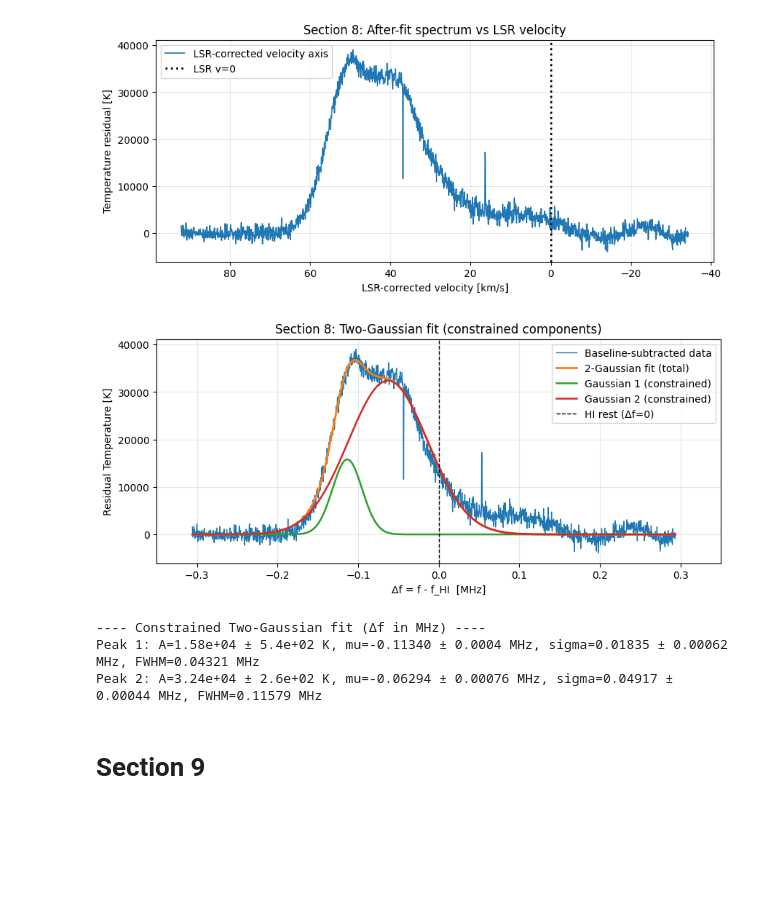
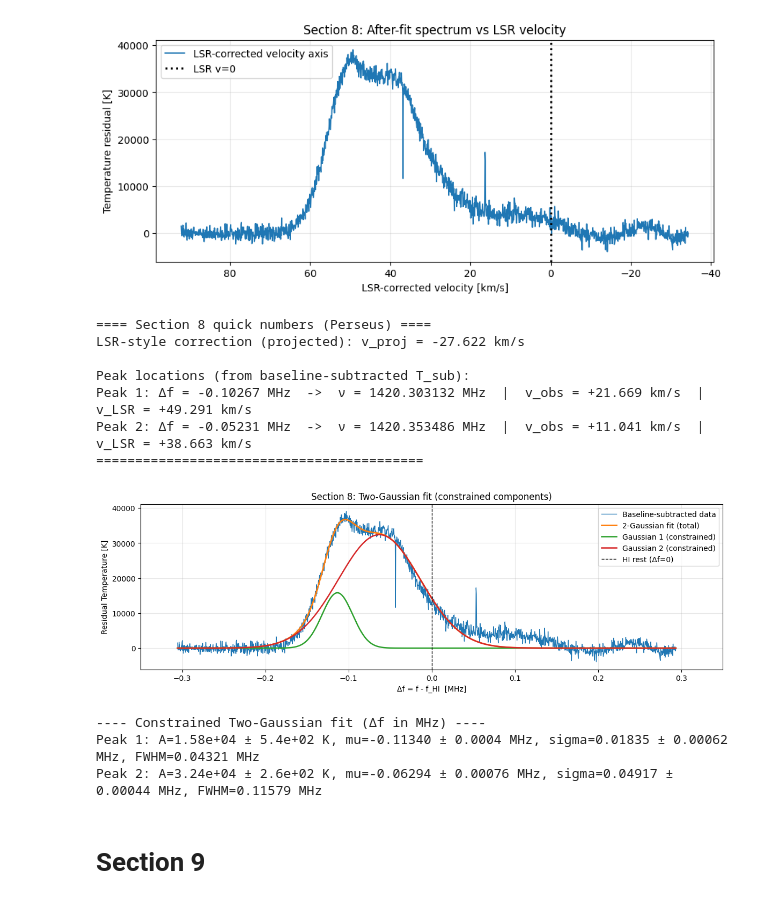
Before and after one commit to kaijaffarove/astro_lab, a Jupyter notebook: lab2.ipynb, the cells around one changed output. Drawn from its saved outputs; the diff is of its cells as text; code cells hidden in the pictures; blank space fills up the shorter version.

Commit message:
Section 7 and 8 Plots Complete

```diff
--- a/lab2.ipynb
+++ b/lab2.ipynb
@@ -778,6 +778,81 @@ Julian Date (UTC):        2461093.74166667
 Projected velocity correction v_proj = -27.622 km/s
 [figure]
 [figure]
+# %%
+# -------------------------
+# 5) QUICK NUMBERS ONLY (no new plots): peak velocities + LSR correction
+# -------------------------
+
+# Helper: find local maxima by taking the top N points but enforcing separation
+def pick_two_peaks(x, y, min_sep=0.05):
+    """
+    Pick two peaks in y(x) by selecting the highest points with a minimum separation.
+    x in MHz (or km/s), min_sep in same units.
+    Returns indices (i1, i2) sorted by x.
+    """
+    y = np.asarray(y)
+    x = np.asarray(x)
+    idx_sorted = np.argsort(y)[::-1]
+    best = []
+    for idx in idx_sorted:
+        if len(best) == 0:
+            best.append(idx)
+        elif len(best) == 1 and abs(x[idx] - x[best[0]]) >= min_sep:
+            best.append(idx)
+            break
+    if len(best) < 2:
+        # fallback: second peak = next highest
+        best = [idx_sorted[0], idx_sorted[1]]
+    i1, i2 = best
+    if x[i2] < x[i1]:
+        i1, i2 = i2, i1
+    return i1, i2
+
+# Work in frequency-offset space (MHz) for peak finding on the baseline-subtracted spectrum
+df_MHz = (f_b - f_hi)/1e6
+
+# Restrict to a sensible window around the line to avoid chasing edge junk
+fit_win = (df_MHz > -0.35) & (df_MHz < +0.35)
+
+xw = df_MHz[fit_win]
+yw = T_sub[fit_win]
+
+# Find two peaks (min_sep ~0.05 MHz works for your Perseus separation)
+i1, i2 = pick_two_peaks(xw, yw, min_sep=0.05)
+
+df1 = xw[i1]
+df2 = xw[i2]
+
+# Convert peak frequency offsets to RF frequencies
+nu1 = f_hi + df1*1e6
+nu2 = f_hi + df2*1e6
+
+# Convert those to observed velocities using the same 7.4 convention
+c = 299792.458  # km/s
+v1_obs = -c * (df1*1e6) / f_hi
+v2_obs = -c * (df2*1e6) / f_hi
+
+# LSR-corrected velocities using your 7.5-style correction
+v1_lsr = v1_obs - v_proj_kms
+v2_lsr = v2_obs - v_proj_kms
+
+print("\n==== Section 8 quick numbers (Perseus) ====")
+print(f"LSR-style correction (projected): v_proj = {v_proj_kms:+.3f} km/s")
+print("\nPeak locations (from baseline-subtracted T_sub):")
+print(f"Peak 1: Δf = {df1:+.5f} MHz  ->  ν = {nu1/1e6:.6f} MHz"
+      f"  |  v_obs = {v1_obs:+.3f} km/s  |  v_LSR = {v1_lsr:+.3f} km/s")
+print(f"Peak 2: Δf = {df2:+.5f} MHz  ->  ν = {nu2/1e6:.6f} MHz"
+      f"  |  v_obs = {v2_obs:+.3f} km/s  |  v_LSR = {v2_lsr:+.3f} km/s")
+
+print("==========================================\n")
+# %% [output]
+==== Section 8 quick numbers (Perseus) ====
+LSR-style correction (projected): v_proj = -27.622 km/s
+
+Peak locations (from baseline-subtracted T_sub):
+Peak 1: Δf = -0.10267 MHz  ->  ν = 1420.303132 MHz  |  v_obs = +21.669 km/s  |  v_LSR = +49.291 km/s
+Peak 2: Δf = -0.05231 MHz  ->  ν = 1420.353486 MHz  |  v_obs = +11.041 km/s  |  v_LSR = +38.663 km/s
+==========================================
 # %%
 import numpy as np
 import matplotlib.pyplot as plt
@@ -826,35 +901,35 @@ bounds_hi = [
 ]
 
 popt, pcov = curve_fit(two_gauss, xfit, yfit, p0=p0, bounds=(bounds_lo, bounds_hi), maxfev=50000)
 perr = np.sqrt(np.diag(pcov))
 
 A1, mu1, s1, A2, mu2, s2 = popt
 model = two_gauss(xfit, *popt)
 g1 = gauss(xfit, A1, mu1, s1)
 g2 = gauss(xfit, A2, mu2, s2)
 
 fwhm1 = 2.35482*s1
 fwhm2 = 2.35482*s2
 
-plt.figure(figsize=(10,4))
+plt.figure(figsize=(14, 4))
 plt.plot(df_MHz, y, lw=1.0, label="Baseline-subtracted data")
 plt.plot(xfit, model, lw=2.0, label="2-Gaussian fit (total)")
 plt.plot(xfit, g1, lw=1.8, label="Gaussian 1 (constrained)")
 plt.plot(xfit, g2, lw=1.8, label="Gaussian 2 (constrained)")
 plt.axvline(0.0, ls="--", lw=1, color="k", label="HI rest (Δf=0)")
 plt.xlim(-0.35, 0.35)
 plt.xlabel("Δf = f - f_HI  [MHz]")
 plt.ylabel("Residual Temperature [K]")
 plt.title("Section 8: Two-Gaussian fit (constrained components)")
 plt.grid(True, alpha=0.3)
 plt.legend()
 plt.show()
 
 print("---- Constrained Two-Gaussian fit (Δf in MHz) ----")
 print(f"Peak 1: A={A1:.3g} ± {perr[0]:.2g} K, mu={mu1:+.5f} ± {perr[1]:.2g} MHz, sigma={s1:.5f} ± {perr[2]:.2g} MHz, FWHM={fwhm1:.5f} MHz")
 print(f"Peak 2: A={A2:.3g} ± {perr[3]:.2g} K, mu={mu2:+.5f} ± {perr[4]:.2g} MHz, sigma={s2:.5f} ± {perr[5]:.2g} MHz, FWHM={fwhm2:.5f} MHz")
 # %% [output]
-[figure, old version]
+[figure, new version]
 ---- Constrained Two-Gaussian fit (Δf in MHz) ----
 Peak 1: A=1.58e+04 ± 5.4e+02 K, mu=-0.11340 ± 0.0004 MHz, sigma=0.01835 ± 0.00062 MHz, FWHM=0.04321 MHz
 Peak 2: A=3.24e+04 ± 2.6e+02 K, mu=-0.06294 ± 0.00076 MHz, sigma=0.04917 ± 0.00044 MHz, FWHM=0.11579 MHz
```
Also changed, not shown: parts of 2 cells of this notebook.
